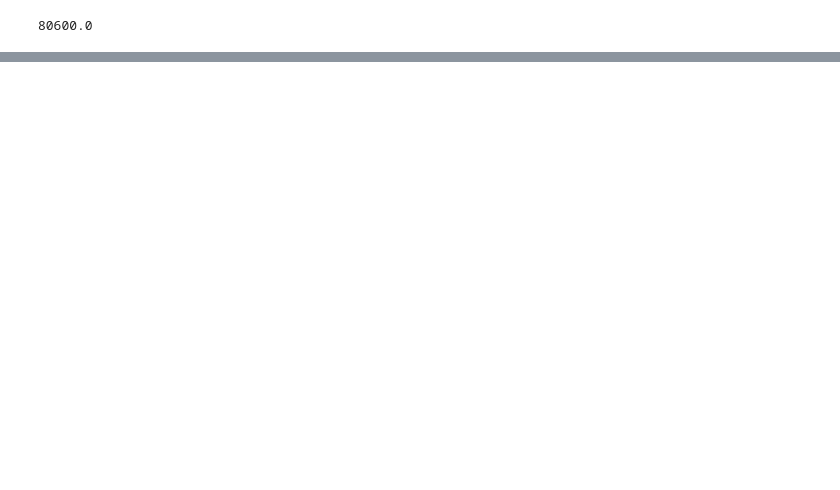
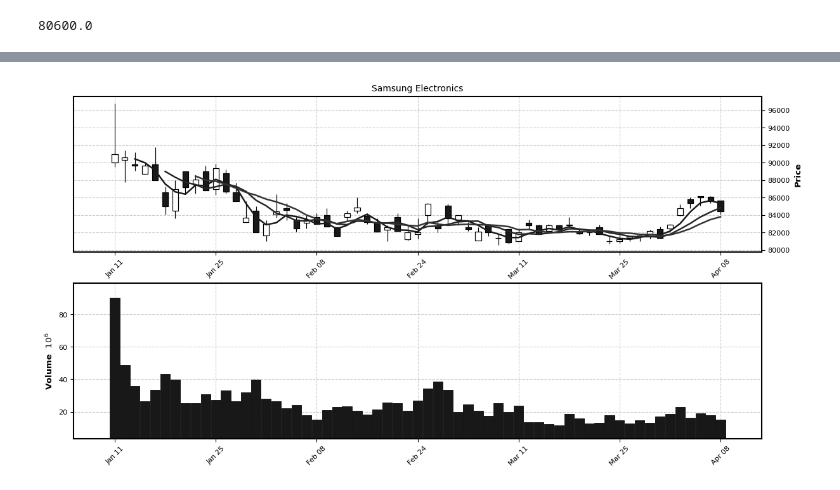
Before and after one commit to zasminah/DataVisualization, a Jupyter notebook: Stock_visualization.ipynb, the cells around one changed output, grey strips where cells are left out. Cells and saved outputs as stored; diff of their text form; code cells hidden in the pictures; blank space fills up the shorter version.

```diff
--- a/Stock_visualization.ipynb
+++ b/Stock_visualization.ipynb
@@ -98,0 +147,16 @@ StockPlt(LGE,'LG Electronics', 152000, dt.datetime(2021, 3, 30), 0.2)
+# %%
+def StockMpf_Classic(df, title):
+  mpf_style = mpf.make_mpf_style(base_mpf_style='classic', rc={'font.size': 8})
+  fig = mpf.figure(figsize=(14, 7), style=mpf_style)
+  ax = fig.add_subplot(2,1,1)
+  av = fig.add_subplot(2,1,2, sharex=ax)
+  ax.set_title(title, size=10)
+  mpf.plot(df, type='candle',
+          ax=ax,
+          volume=av,
+          mav=(3,6,9)
+          )
+# %%
+StockMpf_Classic(SSE,'Samsung Electronics')
+# %% [output]
+[figure, added]
```
Also changed, not shown: parts of 12 cells of this notebook.
